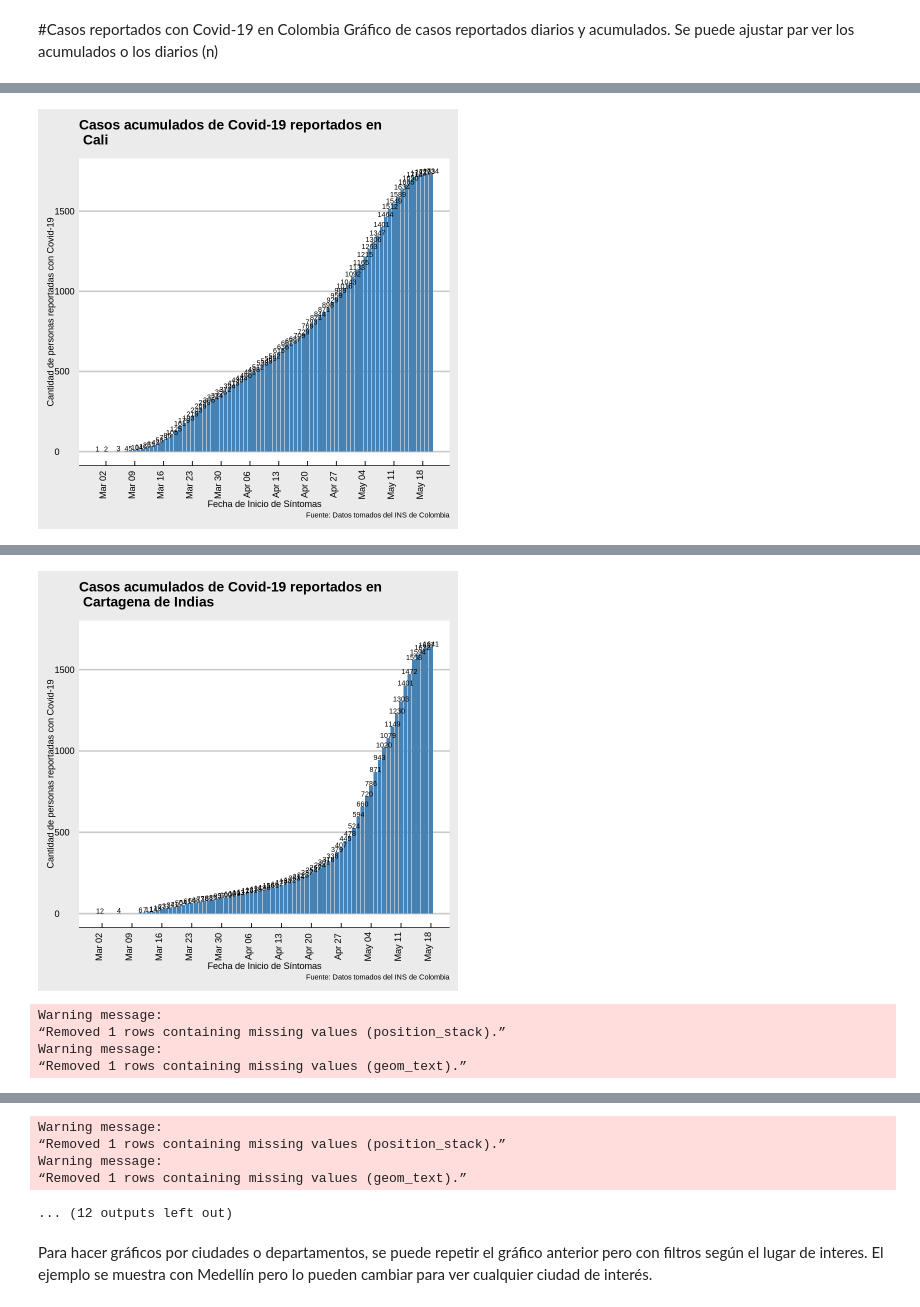
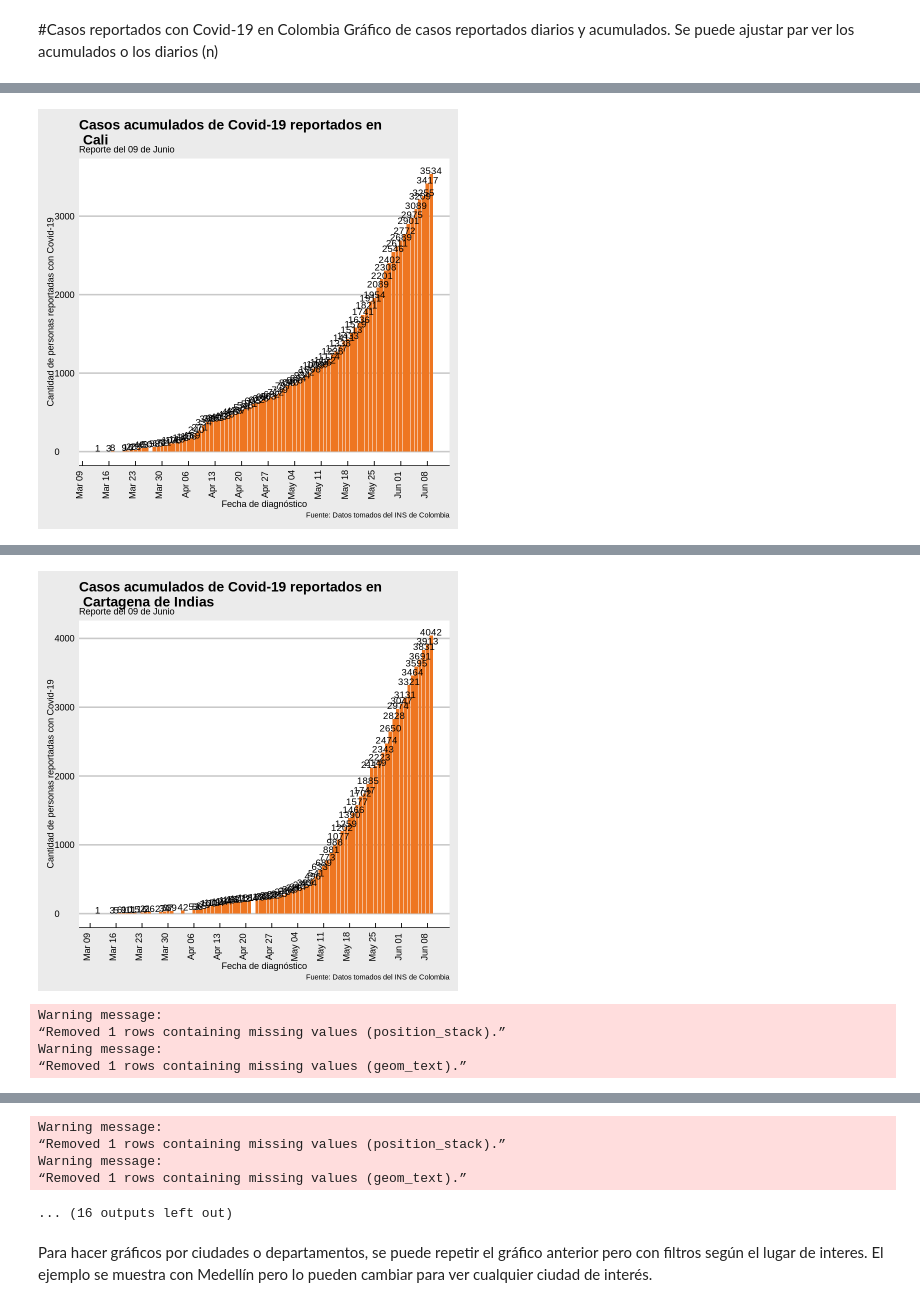
Before and after one commit to guberney/Covid_Colombia, a Jupyter notebook: CovidColombia.ipynb, the cells around one changed output, grey strips where cells are left out. Drawn from its saved outputs; the diff is of its cells as text; code cells hidden in the pictures.

```diff
--- a/CovidColombia.ipynb
+++ b/CovidColombia.ipynb
@@ -62,7 +63,7 @@ covidCol<-covidCol%>%mutate(`fecha reporte web`=ymd_hms(covidCol$`fecha reporte
 covidCol<-covidCol%>% mutate(EdadClases = cut(Edad, breaks = c(0,9,19,29,39,49,59,69,79,104),
                                                labels = c("0-9","10-19","20-29","30-39","40-49","50-59","60-69", "70-79","80-+")))
 str(covidCol)
-fechadia<- "22 de Mayo"
+fechadia<- "09 de Junio"
 # %%
 covidCol%>%
 select_if(function(`FIS`) any(is.na(`FIS`))) %>%
@@ -97,0 +102,3 @@ covidCol<-covidCol%>%
+# %%
+regionAmazonia<- subset(covidCol,`Departamento o Distrito` %in% c("Amazonas", "Vaupés", "Putumayo", "Caquetá"))
+head(regionAmazonia,10)
@@ -97,0 +120,23 @@ covidCol<-covidCol%>%
+# %%
+tab1 <- table(regionAmazonia$`Ciudad de ubicación`)
+municipioAm <- names(tab1[tab1>1])
+
+for(mun in municipioAm){
+  title <- paste("Casos acumulados de Covid-19 por 10 mil habitantes\nreportados en",mun)
+
+ CasosAmazonia<- regionAmazonia%>% filter(`Ciudad de ubicación`==mun)%>%
+          group_by(poblacion,`Fecha diagnostico`) %>%
+          summarise (n = n())%>%
+          mutate(Acumulados = cumsum(n))%>%
+          mutate(CasosPerHab10 = round((Acumulados / poblacion * 10000),1))%>% #usar esto en el ggplot2
+ ggplot (aes(x = `Fecha diagnostico`, y =  CasosPerHab10)) + #Par ver el gráfico reportes diarios, cambiar `Acumulados` por n
+  geom_bar(stat = "identity", fill= "steelblue" )+ #Pueden cambiar el color del gráfico por ejemplo "skyblue", "red"... entre otros.
+  labs(title = title, subtitle = paste0("Reporte del ",fechadia), #las etiquetas del gráfico.
+       x = "Fecha de diagnóstico", y = "Cantidad de personas reportadas con Covid-19", caption = "Fuente: Datos tomados del INS de Colombia")+
+  geom_text(aes(label = `CasosPerHab10`), vjust = 0, color="black", size=4.0, #ajustar el texto del gráfico, si van a cambiar a diarios, recuerden cambiar n por `Acumulados`
+            position = position_dodge(width=0.9))+
+  theme_economist_white()+ #tema del gráfico, formato preestablecido
+  theme(axis.text.x = element_text(angle = 90))+ #rotar los labels de los ejes
+  scale_x_date(date_labels="%b %d",date_breaks  ="1 week")
+print(CasosAmazonia)
+}
@@ -103,20 +167,20 @@ Gráfico de barras de los datos reportados diarios por INS para todo el país. P
 Gráfico de casos reportados diarios y acumulados. Se puede ajustar par ver los acumulados o los diarios (n)
 # %%
 tab <- table(covidCol$`Ciudad de ubicación`)
-municipio <- names(tab[tab>150])
+municipio <- names(tab[tab>200])
 
 for(mun in municipio){
   title <- paste("Casos acumulados de Covid-19 reportados en\n",mun)
 
  CasosCol<- covidCol%>% filter(`Ciudad de ubicación`==mun)%>%
-          group_by(`FIS`) %>%
+          group_by(`Fecha diagnostico`) %>%
           summarise (n = n())%>%
           mutate(Acumulados = cumsum(n))%>%
- ggplot (aes(x = `FIS`, y =  Acumulados)) + #Par ver el gráfico reportes diarios, cambiar `Acumulados` por n
-  geom_bar(stat = "identity", fill= "steelblue" )+ #Pueden cambiar el color del gráfico por ejemplo "skyblue", "red"... entre otros.
-  labs(title = title, subtitle = " ", #las etiquetas del gráfico.
-       x = "Fecha de Inicio de Síntomas", y = "Cantidad de personas reportadas con Covid-19", caption = "Fuente: Datos tomados del INS de Colombia")+
-  geom_text(aes(label = `Acumulados`), vjust = 0, color="black", size=3.0, #ajustar el texto del gráfico, si van a cambiar a diarios, recuerden cambiar n por `Acumulados`
+ ggplot (aes(x = `Fecha diagnostico`, y =  Acumulados)) + #Par ver el gráfico reportes diarios, cambiar `Acumulados` por n
+  geom_bar(stat = "identity", fill= "chocolate2" )+ #Pueden cambiar el color del gráfico por ejemplo "skyblue", "red"... entre otros.
+  labs(title = title, subtitle = paste0("Reporte del ",fechadia), #las etiquetas del gráfico.
+       x = "Fecha de diagnóstico", y = "Cantidad de personas reportadas con Covid-19", caption = "Fuente: Datos tomados del INS de Colombia")+
+  geom_text(aes(label = `Acumulados`), vjust = 0, color="black", size=4.0, #ajustar el texto del gráfico, si van a cambiar a diarios, recuerden cambiar n por `Acumulados`
             position = position_dodge(width=0.9))+
   theme_economist_white()+ #tema del gráfico, formato preestablecido
   theme(axis.text.x = element_text(angle = 90))+ #rotar los labels de los ejes
@@ -146 +214 @@ Warning message:
-[figure, old version]
+[figure, new version]
@@ -151,4 +215,4 @@ Warning message:
-[figure, old version]
+[figure, new version]
 Warning message:
 “Removed 1 rows containing missing values (position_stack).”
 Warning message:
@@ -158,6 +222,6 @@ Warning message:
 “Removed 1 rows containing missing values (position_stack).”
 Warning message:
 “Removed 1 rows containing missing values (geom_text).”
-... (12 outputs left out)
+... (16 outputs left out)
 # %% [markdown]
 Para hacer gráficos por ciudades o departamentos, se puede repetir el gráfico anterior pero con filtros según el lugar de interes. El ejemplo se muestra con Medellín pero lo pueden cambiar para ver cualquier ciudad de interés.
```
Also changed, not shown: parts of 21 cells of this notebook.
